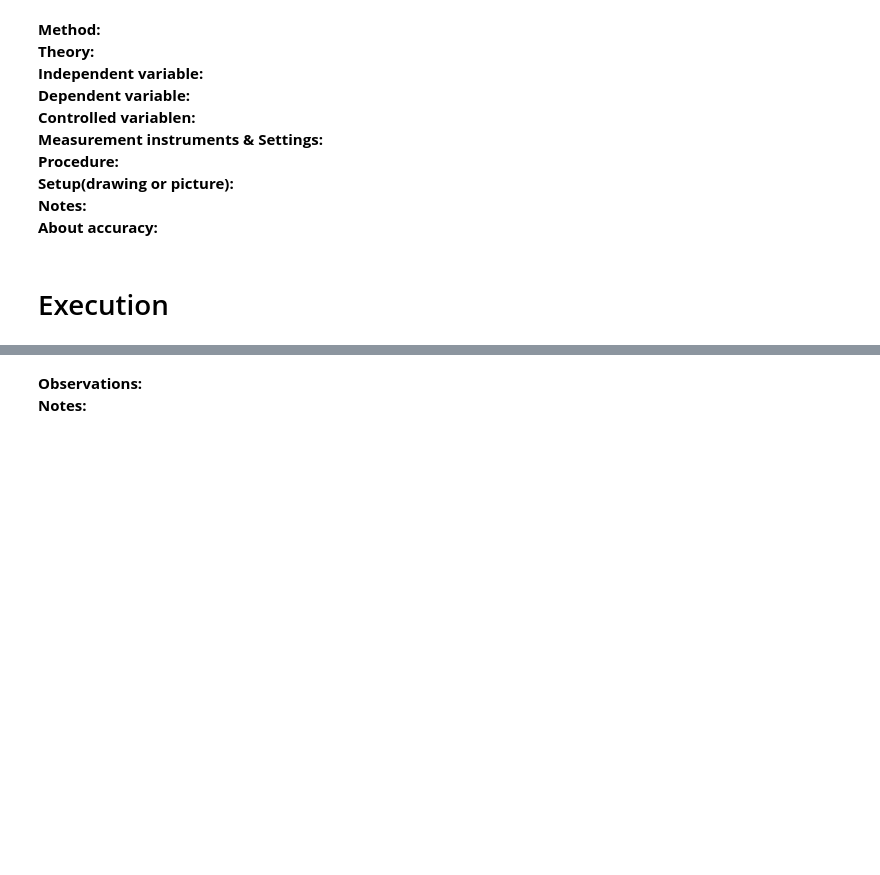
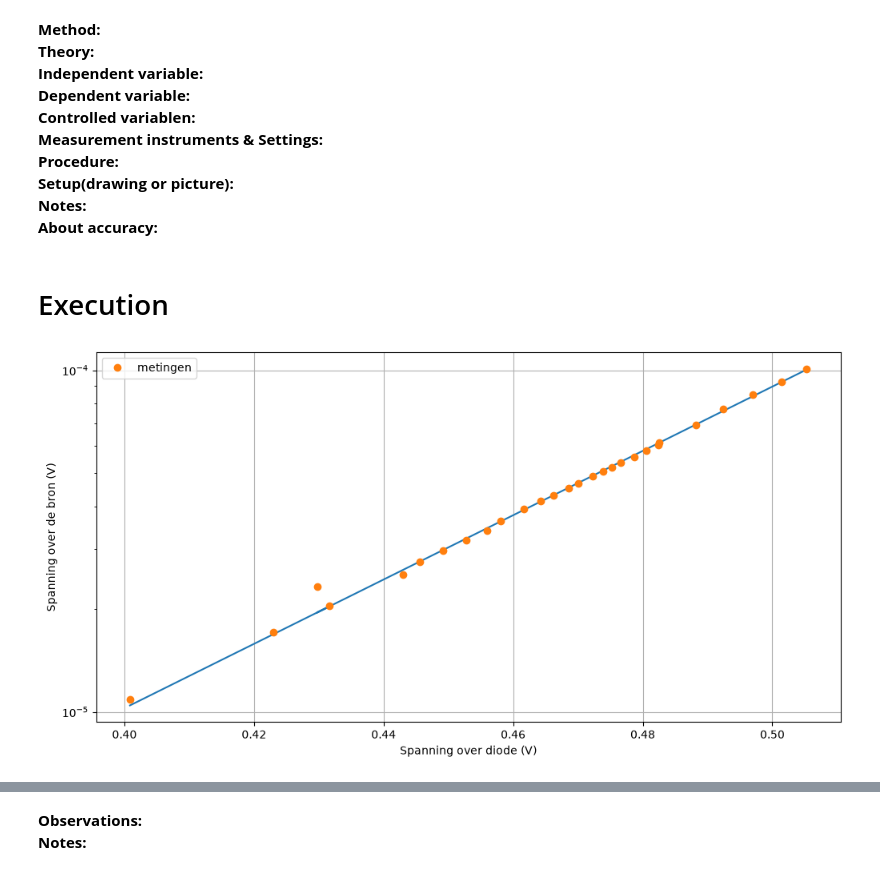
Before and after one commit to suuskuper/IP2-thermo, a Jupyter notebook: BM_labjournaal.ipynb, the cells around one changed output, grey strips where cells are left out. Saved outputs shown, nothing was run; the diff lists cells and outputs as text; code cells hidden in the pictures; blank space fills up the shorter version.

```diff
--- a/BM_labjournaal.ipynb
+++ b/BM_labjournaal.ipynb
@@ -38,0 +37,100 @@ from scipy.optimize import curve_fit
+# %%
+# Measurements: Explain the names of variables provide only raw data in np.arrays!
+
+R1 = 9.9948e3  # weerstand in ohm
+R2 = 10.0154e3 # ohm
+R3 = 0.99457e3 # ohm
+
+U_bron_oud = np.array([0.00870, 0.0188, 0.0389, 0.0592, 0.068, 0.088, 0.098, 0.119, 0.129, 0.139, 0.148, 0.169,\
+                  0.189, 0.209, 0.248, 0.268, 0.289, 0.308, 0.328, 0.358, 0.387, 0.407, 0.428,0.447, 0.468, 0.767, 0.967,\
+                  1.167, 1.366, 1.566, 2.065, 2.265, 2.465, 2.865, 3.464, 3.963, ])  # bronspanningen in V
+U_R_oud = np.array([0.001, 0.002, 0.003, 0.004, 0.004, 0.006, 0.006, 0.007, 0.008, 0.009, 0.009, 0.010, \
+               0.012, 0.014, 0.017, 0.018, 0.020, 0.022, 0.025, 0.027, 0.031, 0.033, 0.036,0.038, 0.041, 0.095, 0.163,\
+               0.255, 0.387, 0.574, 1.441, 2.048, 2.885, 5.563, 13.640, 25.716, ])  # spanning over R1 in mV
+
+U_R_klopt = U_R_oud* 1e-3
+
+U_bron = np.array([5.75, 6.75, 7.25, 7.56, 7.95, 8.25, 8.55, 8.85, 9.15, 9.44, 9.84, 10.14, 10.34,\
+                   10.64, 10.84, 11.14, 11.34, 11.54, 11.74, 12.04, 12.34, 12.64,\
+                  12.74, 13.74, 14.73, 15.73, 16.73, 17.73]) # bronspanning in V
+U_R = np.array([0.10872, 0.1713, 0.2048, 0.23218, 0.252341, 0.27473, 0.2963, 0.31789, 0.33984, 0.36190, 0.39178, 0.41421, 0.42900,\
+                0.45172, 0.46685, 0.48966, 0.50482, 0.52013, 0.53545, 0.55839, 0.58155, 0.60468,\
+                0.61282, 0.69048, 0.76861, 0.84723, 0.92601, 1.00531]) # spanning over R1 in V
+
+
+# Verwerking van de meetgegevens
+
+I_D_klopt = U_R_klopt / R1
+
+U_klopt = (U_bron_oud / R2 - I_D_klopt) / (1/R2 + 1/R3)
+
+U_D_klopt = U_klopt - U_R_klopt
+# Verwerking met correctie voor belasting spanningsdeler
+
+I_D = U_R / R1
+
+U = (U_bron / R2 - I_D) / (1/R2 + 1/R3)
+
+U_D = U - U_R
+
+
+# Exponentieel model
+def diode_model(U_D, I0, b):
+    return I0 * np.expm1(b * U_D)
+
+# Fit nadat voldoende metingen zijn ingevoerd
+popt, pcov = curve_fit(diode_model, U_D, I_D, p0 =[1e-9, 20], maxfev=20000)
+
+# Grafiek van de diodekarakteristiek
+plt.figure(figsize = (12,6))
+plt.plot(U_D, diode_model(U_D, *popt))
+plt.xlabel("Spanning over diode (V)")
+plt.ylabel("Spanning over de bron (V)")
+plt.grid()
+plt.semilogy(U_D, I_D,'o', label = "metingen")
+plt.legend()
+plt.show()
+
+plt.figure()
+plt.scatter(U_D_klopt, I_D_klopt)
+plt.yscale('log')
+plt.show()
+
+
+
+plt.figure()
+plt.scatter(U_D, I_D)
+plt.yscale('log')
+plt.figure()
+
+# Constante van Boltzmann berekenen
+
+q = -1.602176634e-19  # elektronlading (C)
+n = 2.0                # idealiteitsfactor
+u_n = 0.1              # onzekerheid in n
+
+T = 293.15             # temperatuur (K), voorbeeld: 20 °C
+u_T = 1.0              # voorbeeldonzekerheid (K)
+
+# Fitparameter b en bijbehorende onzekerheid
+b = popt[1]
+u_b = np.sqrt(pcov[1, 1])
+
+# Boltzmannconstante
+k_B = -q / (b * n * T)
+
+# Onzekerheidsvoortplanting
+u_k_B = abs(k_B) * np.sqrt(
+    (u_b / b)**2 +
+    (u_n / n)**2 +
+    (u_T / T)**2)
+
+# Referentiewaarde
+k_B_ref = 1.380649e-23
+
+print(f"b = {b:.4f} ± {u_b:.4f} 1/V")
+print(f"k_B = ({k_B:.3e} ± {u_k_B:.1e}) J/K")
+print(f"Referentiewaarde = {k_B_ref:.6e} J/K")
+print(f"Relatieve afwijking = {abs(k_B-k_B_ref)/k_B_ref*100:.2f}%")
+# %% [output]
+[figure, added]
```
Also changed, not shown: parts of 2 cells of this notebook.
